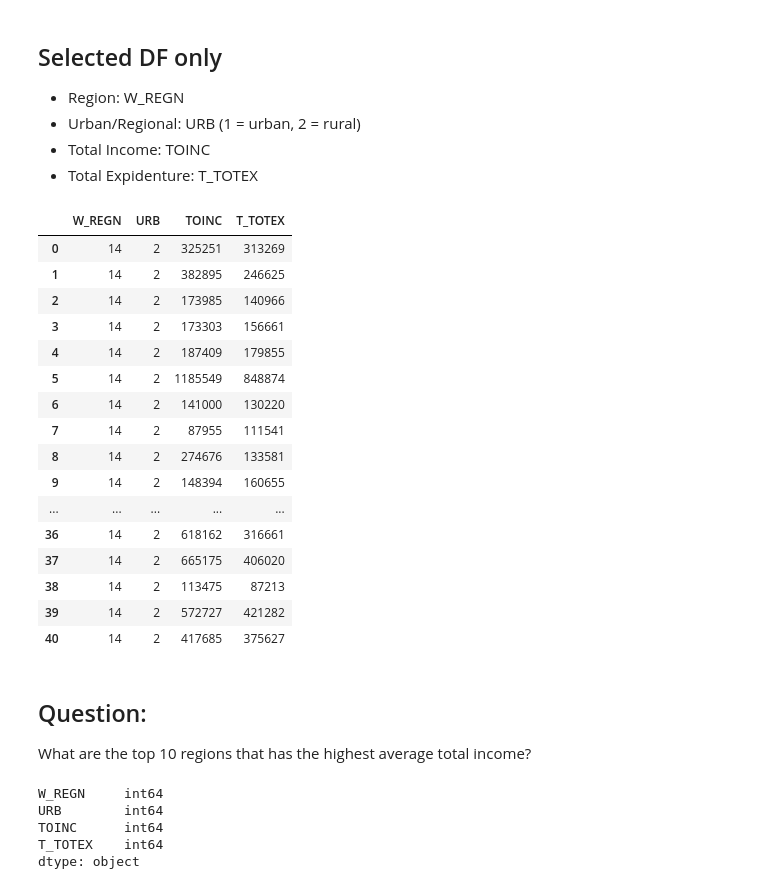
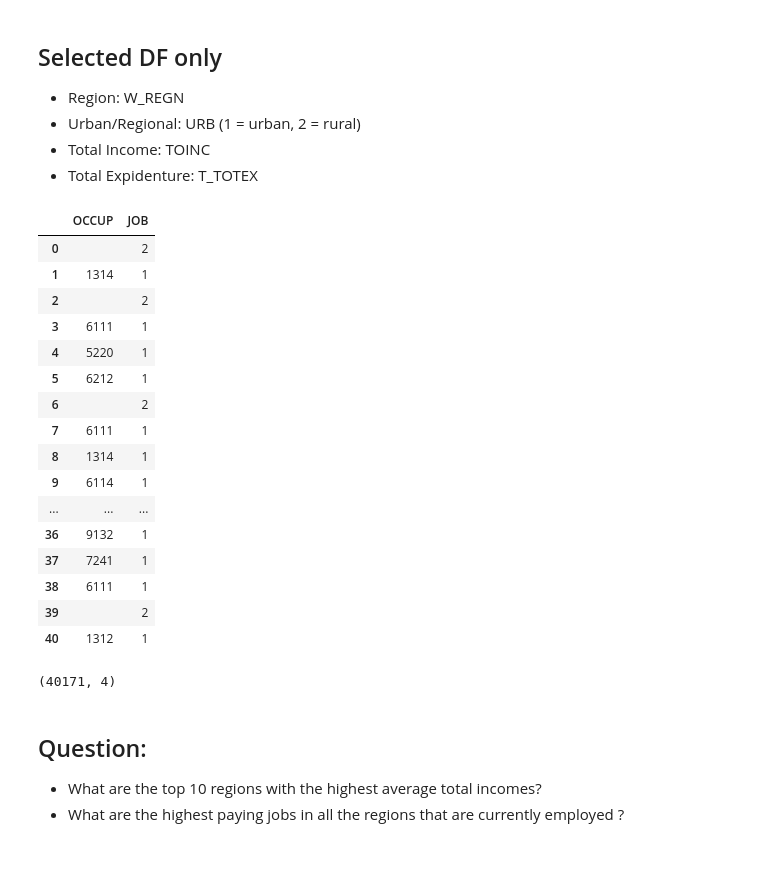
Before and after one commit to chiwasushuba/CSMODEL-Project, a Jupyter notebook: EDA.ipynb, the cells around one changed output. Saved outputs shown, nothing was run; the diff lists cells and outputs as text; code cells hidden in the pictures; blank space fills up the shorter version.

```diff
--- a/EDA.ipynb
+++ b/EDA.ipynb
@@ -53,36 +53,34 @@ dtype: object
 * Urban/Regional: URB (1 = urban, 2 = rural)
 * Total Income: TOINC
 * Total Expidenture: T_TOTEX
+# %%
+df = df[["OCCUP", "JOB"]]
+df.head(41)
+# %% [output]
+|  | OCCUP | JOB |
+| 0 |  | 2 |
+| 1 | 1314 | 1 |
+| 2 |  | 2 |
+| 3 | 6111 | 1 |
+| 4 | 5220 | 1 |
+| 5 | 6212 | 1 |
+| 6 |  | 2 |
+| 7 | 6111 | 1 |
+| 8 | 1314 | 1 |
+| 9 | 6114 | 1 |
+| ... | ... | ... |
+| 36 | 9132 | 1 |
+| 37 | 7241 | 1 |
+| 38 | 6111 | 1 |
+| 39 |  | 2 |
+| 40 | 1312 | 1 |
 # %%
-df = df[["W_REGN","URB","TOINC", "T_TOTEX"]]
-df = df.fillna("")
-df.head(41)
+# df = df[["W_REGN","URB","TOINC", "T_TOTEX"]]
+# df = df.fillna("")
+# df.shape
 # %% [output]
-|  | W_REGN | URB | TOINC | T_TOTEX |
-| 0 | 14 | 2 | 325251 | 313269 |
-| 1 | 14 | 2 | 382895 | 246625 |
-| 2 | 14 | 2 | 173985 | 140966 |
-| 3 | 14 | 2 | 173303 | 156661 |
-| 4 | 14 | 2 | 187409 | 179855 |
-| 5 | 14 | 2 | 1185549 | 848874 |
-| 6 | 14 | 2 | 141000 | 130220 |
-| 7 | 14 | 2 | 87955 | 111541 |
-| 8 | 14 | 2 | 274676 | 133581 |
-| 9 | 14 | 2 | 148394 | 160655 |
-| ... | ... | ... | ... | ... |
-| 36 | 14 | 2 | 618162 | 316661 |
-| 37 | 14 | 2 | 665175 | 406020 |
-| 38 | 14 | 2 | 113475 | 87213 |
-| 39 | 14 | 2 | 572727 | 421282 |
-| 40 | 14 | 2 | 417685 | 375627 |
+(40171, 4)
 # %% [markdown]
 ## Question:
-What are the top 10 regions that has the highest average total income?
+* What are the top 10 regions with the highest average total incomes?
+* What are the highest paying jobs in all the regions that are currently employed ?
-# %%
-df.agg({"TOINC": ["mean", "count"]})
-# %% [output]
-W_REGN     int64
-URB        int64
-TOINC      int64
-T_TOTEX    int64
-dtype: object
```
Also changed, not shown: parts of 3 cells of this notebook.
